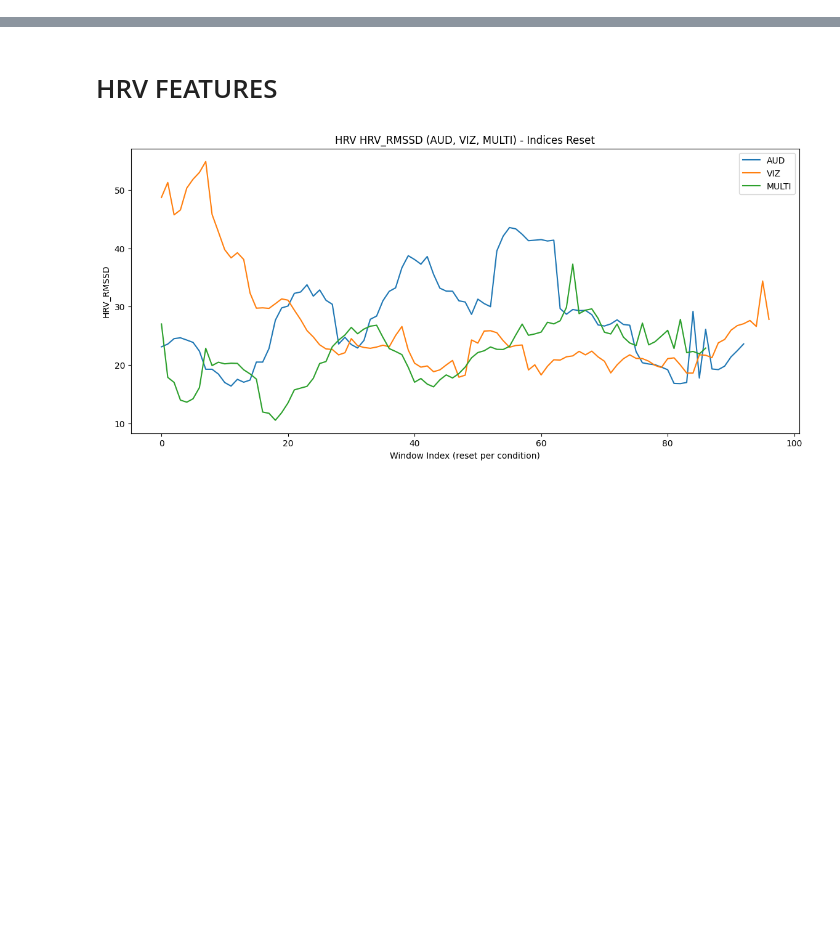
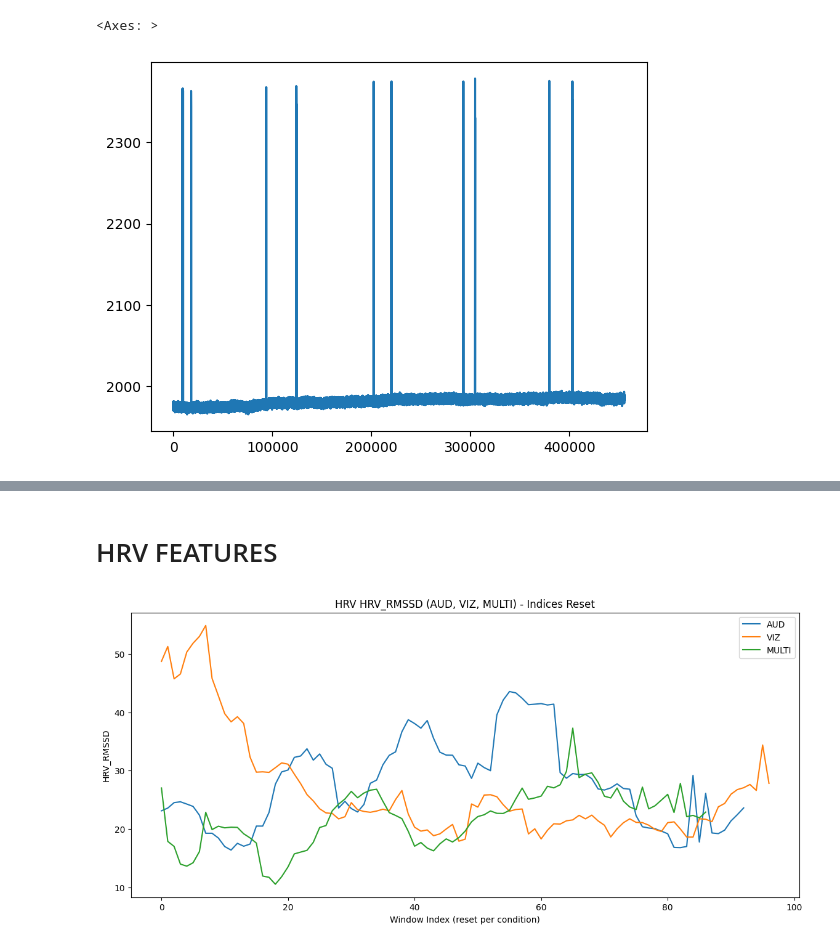
Before and after one commit to marestarellas/HumanNatureAttunement, a Jupyter notebook: notebooks/cleaning_data.ipynb, the cells around one changed output, grey strips where cells are left out. Saved outputs shown, nothing was run; the diff lists cells and outputs as text; code cells hidden in the pictures; blank space fills up the shorter version.

```diff
--- a/notebooks/cleaning_data.ipynb
+++ b/notebooks/cleaning_data.ipynb
@@ -170,18 +0,0 @@ def annotate_conditions(merged_data, condition_indices, condition_list):
-# %%
-conditions = {
-    "02": ["MULTI", "AUD", "VIZ"],
-    #"03": ["MULTI", "VIZ", "AUD"],
-    }
-
-data_dir = r'G:\My Drive\COSMIC FUTURE GROUNDED PRESENT\THE SEA PROJECT\PILOT\Sea_Project_data'
-# Example usage:
-subj = '02'
-eeg_data = load_data(subj, 'eeg', data_dir=data_dir)
-physio_data = load_data(subj, 'physio', data_dir=data_dir)
-physio_aligned, eeg_aligned = align_by_first_triggers(physio_data, eeg_data)
-# audio, sr = load_data(4, 'audio')
-# merge physio and eeg data
-merged_data = pd.concat([physio_aligned, eeg_aligned], axis=1)
-condition_indices = find_last_high_indices(merged_data, threshold=2000)
-cond_list = conditions[subj]    # e.g. ["MULTI", "AUD", "VIZ"]
-merged_annotated = annotate_conditions(merged_data, condition_indices, cond_list)
@@ -205,0 +157,7 @@ merged_annotated
+# %%
+physio_data['condition_triggers'][:].plot()
+
+# eeg_data['condition_triggers'][0:2000].plot()
+# %% [output]
+<Axes: >
+[figure, added]
```
Also changed, not shown: parts of 10 cells of this notebook.
